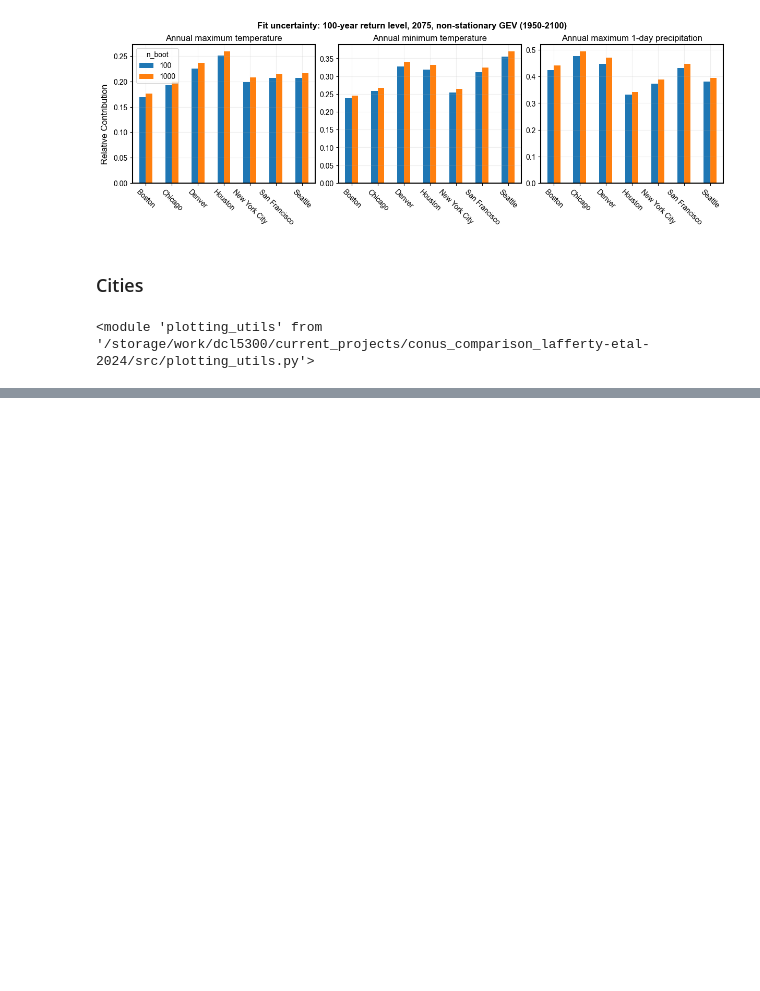
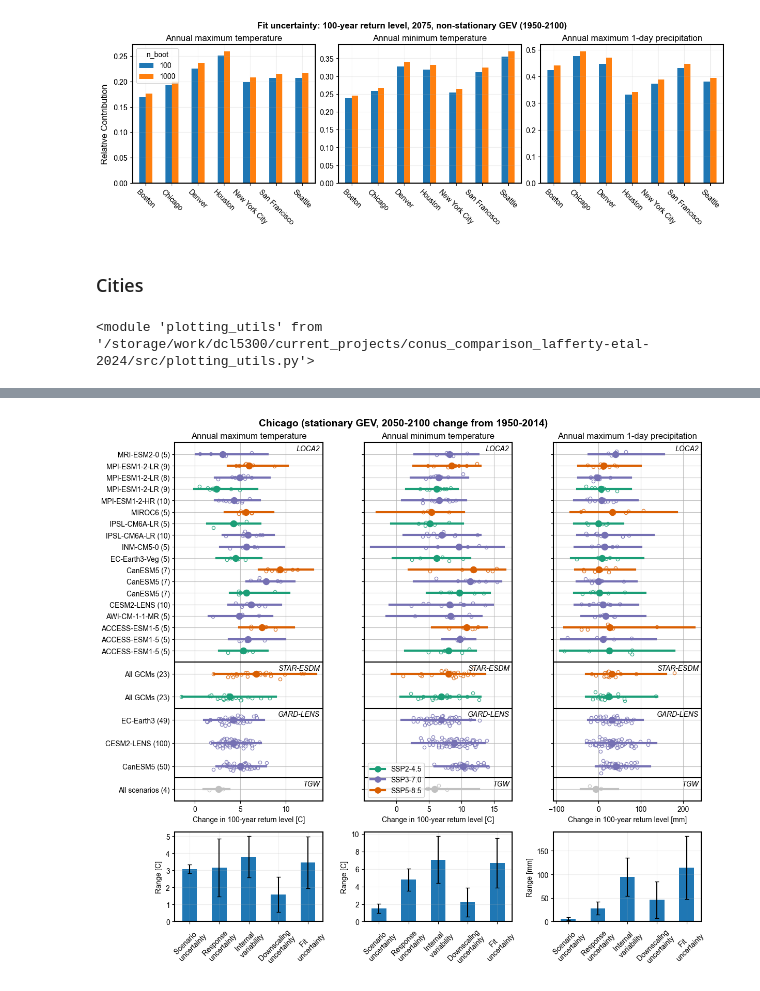
Before and after one commit to david0811/conus_comparison_lafferty-etal-2024, a Jupyter notebook: scripts/03d_sa_cities.ipynb, the cells around one changed output, grey strips where cells are left out. Saved outputs shown, nothing was run; the diff lists cells and outputs as text; code cells hidden in the pictures; blank space fills up the shorter version.

```diff
--- a/scripts/03d_sa_cities.ipynb
+++ b/scripts/03d_sa_cities.ipynb
@@ -293,0 +301,13 @@ plot_city_metrics(city, metric_ids, plot_col, hist_slice, proj_slice, fit_method
+# %%
+city = 'chicago'
+plot_col = '100yr_return_level_diff'
+fit_method = 'lmom'
+stationary = True
+
+metric_ids = ['max_tasmax', 'min_tasmin', 'max_pr']
+
+plot_city_metrics(city, metric_ids, plot_col, fit_method, stationary,
+                  title = '(stationary GEV, 2050-2100 change from 1950-2014)',
+                  legend=1)
+# %% [output]
+[figure, added]
```
Also changed, not shown: parts of 24 cells of this notebook, 10 other files.
